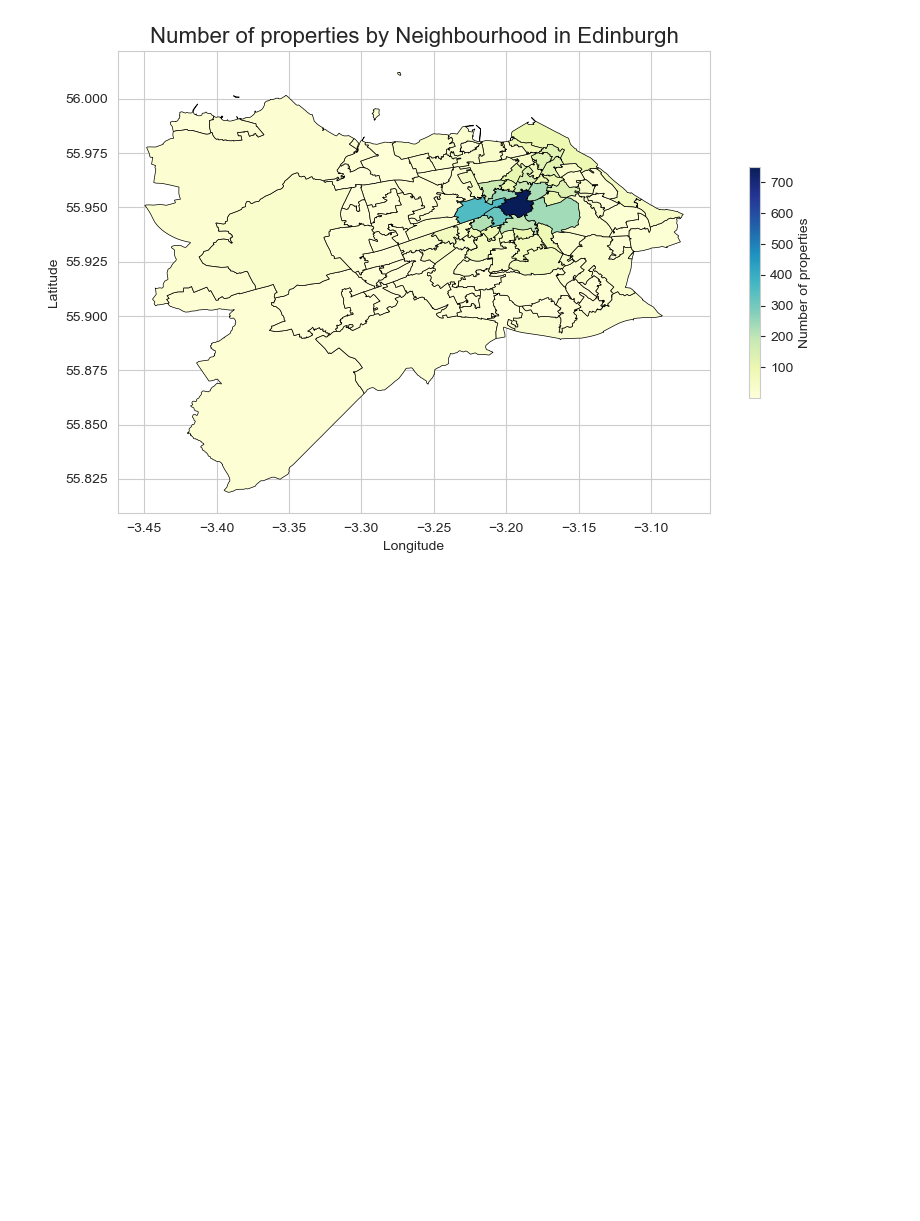
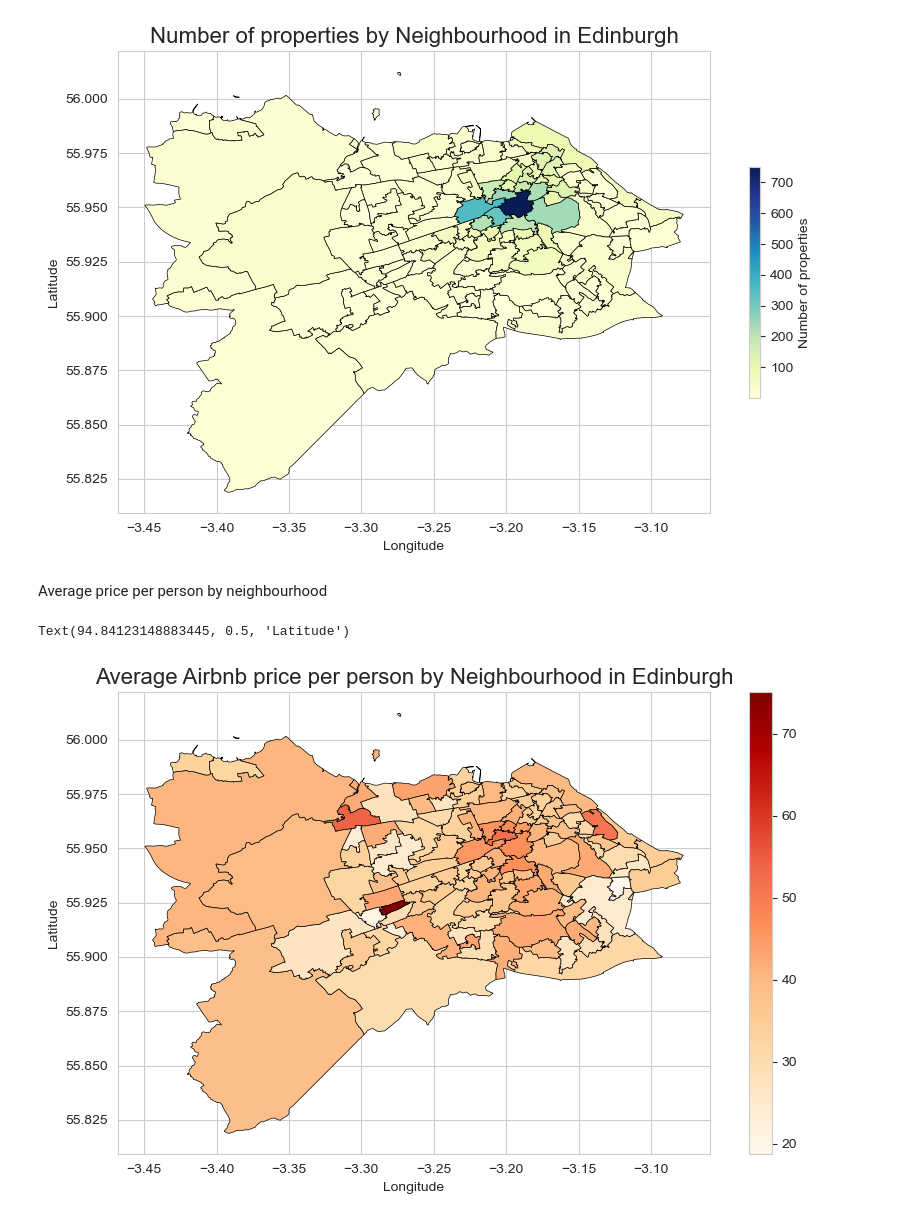
Before and after one commit to Arnesh997/FDS-Airbnb, a Jupyter notebook: main_2 arnesh_nbd1.ipynb, the cells around one changed output. Drawn from its saved outputs; the diff is of its cells as text; code cells hidden in the pictures; blank space fills up the shorter version.

```diff
--- a/main_2 arnesh_nbd1.ipynb
+++ b/main_2 arnesh_nbd1.ipynb
@@ -267,6 +289,20 @@ cbar = ax.get_figure().get_axes()[1]
 plt.show()
 # %% [output]
 [figure]
+# %% [markdown]
+Average price per person by neighbourhood
+# %%
+# Plot the average prices for each neighbourhood
+fig, ax = plt.subplots(1,figsize=(10, 6))
+
+merged_neighbourhoods.plot(column='price_per_person', ax=ax, legend=True, cmap='OrRd', edgecolor='black', linewidth=0.5, aspect = 1.5)
+
+ax.set_title('Average Airbnb price per person by Neighbourhood in Edinburgh', fontdict={'fontsize': 16})
+ax.set_xlabel('Longitude')
+ax.set_ylabel('Latitude')
+# %% [output]
+Text(94.84123148883445, 0.5, 'Latitude')
+[figure, added]
 # %%
 sns.pairplot(merged_neighbourhoods, x_vars=['price'], y_vars=['availability_30', 'availability_365', 'property_count'], height=7, aspect=0.7, kind='reg')
 # %% [output]
```
Also changed, not shown: parts of 4 cells of this notebook.
